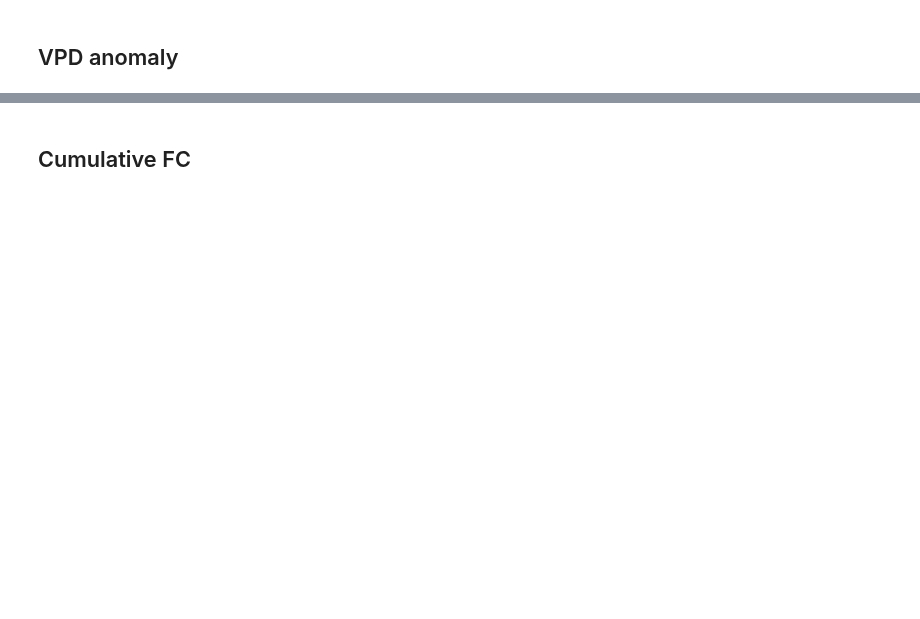
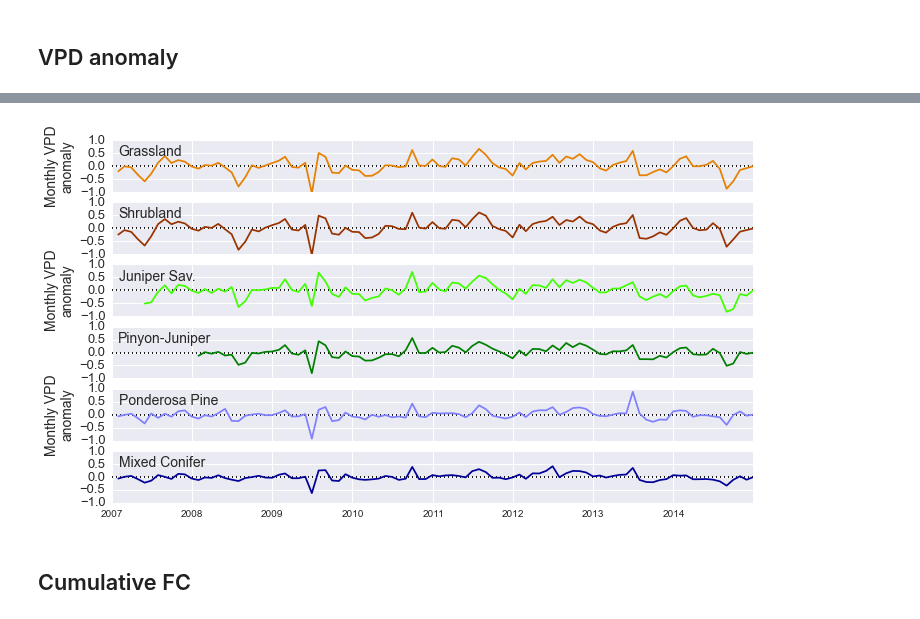
Before and after one commit to gremau/NMEG_miscellany, a Jupyter notebook: NMEG_ignite_talk.ipynb, the cells around one changed output, grey strips where cells are left out. Drawn from its saved outputs; the diff is of its cells as text; code cells hidden in the pictures; blank space fills up the shorter version.

```diff
--- a/NMEG_ignite_talk.ipynb
+++ b/NMEG_ignite_talk.ipynb
@@ -206,0 +49,12 @@ NameError: name 'plt' is not defined
+# %%
+# Resample all hourly dataframes in Hourly to daily and add to daily dict
+daily = { x :
+         tr.resample_30min_aflx( hourly[x], freq='1D',
+                                c_fluxes=[ 'GPP', 'RECO', 'FC_F' ],
+                                le_flux=[ 'LE_F' ],
+                                avg_cols=[ 'TA_F', 'RH_F', 'SW_IN_F', 'RNET', 'VPD_F' ],
+                                sum_cols=[ 'P_F' ] , tair_col='TA_F' )
+         for x in hourly.keys() }
+
+# Convert this to a pandas panel
+d = pd.Panel(daily)
@@ -225,13 +142,22 @@ def get_climatology( ser ):
         climatology[ str(i) + '_anom' ] = new_df[ str(i )] - climatology.allyr_mean
         anom[ anom.index.year==i ] = ser[ ser.index.year==i ] - climatology.allyr_mean[0:len(ser[ ser.index.year==i ])].values
 
-    return anom, climatology
+    return anom
 
 # Calculate vpd anomaly for each site
 vpdvar = 'VPD_F_max'
-seg_vpdanom, null = get_climatology(seg_d[ vpdvar ])
-ses_vpdanom, null = get_climatology(ses_d[ vpdvar ])
-wjs_vpdanom, null = get_climatology(wjs_d[ vpdvar ])
-mpj_vpdanom, null = get_climatology(mpj_d[ vpdvar ])
-vcp_vpdanom, null = get_climatology(vcp_d[ vpdvar ])
-vcm_vpdanom, null = get_climatology(vcm_d[ vpdvar ])
+
+# Fill a dict with multiyear dataframes for each site in sites
+anom = { x :
+          pd.DataFrame(get_climatology(d[x][ vpdvar ]))
+          for x in sites }
+
+anom = pd.Panel(anom)
+
+# Resample daily vpd anomaly to 1 month mean
+anom_m = { x :
+          pd.DataFrame(anom[x].resample('1M', how='mean'))
+          for x in sites}
+
+
+anom_m = pd.Panel(anom_m)
@@ -326,3 +164,14 @@ Freq: D, Name: VPD_F_max, Length: 2923
+# %%
+ylims = [ -1, 1 ]
+
+fig3 = plt.figure(figsize=( 11.5, 6.5 ), dpi=150, facecolor='w', edgecolor='k')
+fig3 = plot_tseries(fig3, anom_m, sites, 'VPD_F_max', 'Monthly VPD\nanomaly',
+                   0.4, xlims, ylims)
+
+fig3.savefig( fig_path + 'NMEG_monthly_vpdanom.svg')
+fig3.savefig( fig_path + 'NMEG_monthly_vpdanom', dpi=200)
+# %% [output]
+[figure, added]
 # %% [markdown]
 ## Cumulative FC
 # %%
```
Also changed, not shown: parts of 14 cells of this notebook.
